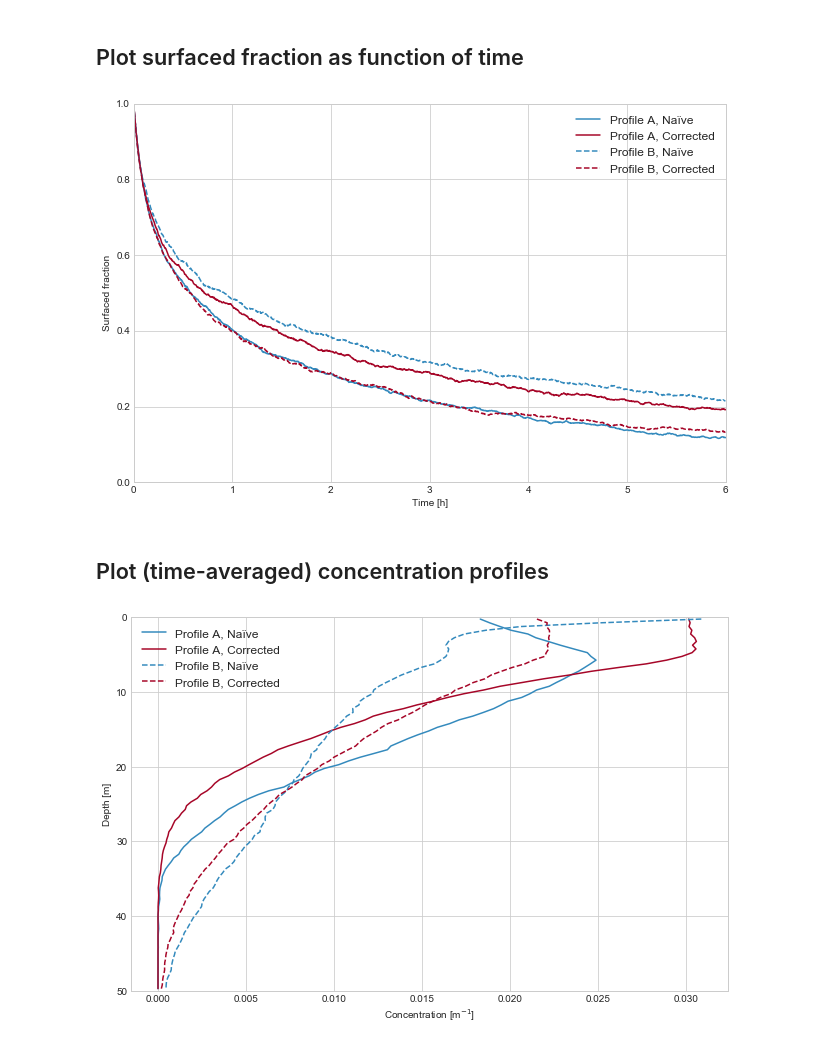
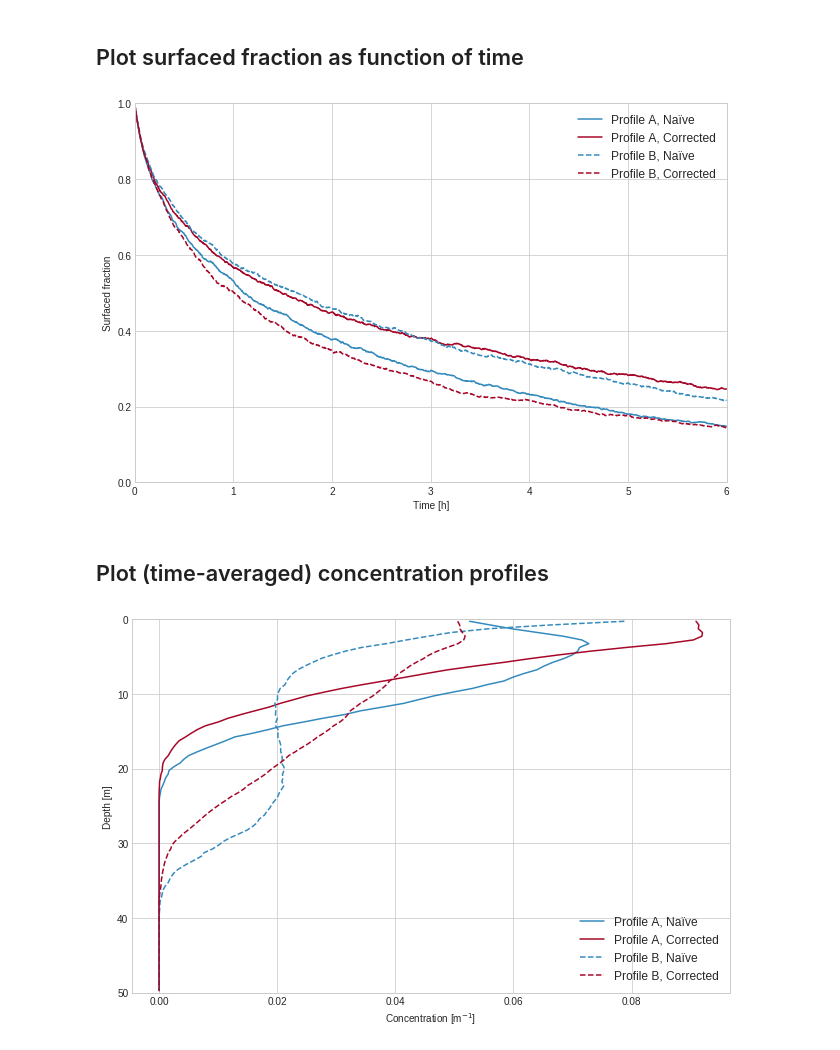
Before and after one commit to nordam/Random-walk-in-oil-spill-modelling, a Jupyter notebook: ParticleModel.ipynb, the cells around one changed output. Saved outputs shown, nothing was run; the diff lists cells and outputs as text; code cells hidden in the pictures.

Commit message:
Corrected mistake in IFT and D50

```diff
--- a/ParticleModel.ipynb
+++ b/ParticleModel.ipynb
@@ -208,7 +208,7 @@ def waveheight(windspeed, fetch):
         waveheight = 0.0
     return waveheight
 
-def jonswap(windspeed, fetch = 1000000):
+def jonswap(windspeed, fetch = 170000):
     '''
     Calculate wave height and wave period, from wind speed
     and fetch length. A large default fetch means assuming
@@ -298,9 +298,9 @@ def weber_natural_dispersion(rho, mu, ift, Hs, h):
 
     # Calculate D, characteristic (median) droplet size predicted by WMD model
     WeMod = We / (1 + Bm * Vi**a)**(1/a)
-    D = h * A / WeMod**a
+    D50n = h * A / WeMod**a
 
-    return D
+    return D50n
 
 def entrain(z, d, dt, windspeed, h, mu, rho, ift):
     '''
@@ -341,8 +341,10 @@ def entrain(z, d, dt, windspeed, h, mu, rho, ift):
     # in the interval (1.5 - 0.35)*Hs to (1.5 + 0.35)*Hs
     znew = np.random.uniform(low = Hs*(1.5-0.35), high = Hs*(1.5+0.35), size = N)
     # Assign new sizes from Johansen distribution
-    D50 = weber_natural_dispersion(rho, mu, ift, Hs, h)
-    dnew = np.random.lognormal(mean = np.log(D50), sigma = 0.78, size = N)
+    sigma = 0.4 * np.log(10)
+    D50n  = weber_natural_dispersion(rho, mu, ift, Hs, h)
+    D50v  = np.exp(np.log(D50n) + 3*sigma**2)
+    dnew  = np.random.lognormal(mean = np.log(D50v), sigma = sigma, size = N)
     # Append newly entrained droplets to existing arrays
     z = np.concatenate((z, znew))
     d = np.concatenate((d, dnew))
@@ -432,7 +434,7 @@ bins = np.linspace(0, 50, 101)
 ## Dynamic viscosity of oil (kg/m/s)
 mu     = 1.51
 ## Interfacial tension (N/m)
-ift    = 13
+ift    = 0.013
 ## Oil density (kg/m**3)
 rho    = 992
 ## Intial oil film thickness (m)
@@ -440,7 +442,7 @@ h0     = 3e-3
 
 # Environmental parameter
 ## Windspeed (m/s)
-windspeed = 12
+windspeed = 9
 
 # Initial array of particle positions and droplet sizes
 # Empty arrays means all particles start at surface
@@ -468,7 +470,7 @@ def K_A(z, t):
 # Analytical function which has been fitted to
 # simulation results from the GOTM turbulence model
 # with a wind stress corresponding to wind speed of about 12 m/s.
-a, b, c, z0 = (0.029, 0.306, 0.62, 0.5)
+a, b, c, z0 = (0.00636, 0.088, 1.54, 1.3)
 K_B = lambda z, t: a*(z+z0)*np.exp(-(b*(z+z0))**c)
 # %% [markdown]
 # Plot the two diffusivity profiles used
@@ -520,31 +533,34 @@ plt.legend(fontsize = 12)
 plt.tight_layout()
 #plt.savefig('surfaced_timeseries.pdf')
 # %% [output]
-[figure, old version]
+[figure, new version]
 # %% [markdown]
 ## Plot (time-averaged) concentration profiles
 # %%
 fig = plt.figure(figsize = (9,6))
 
 # Calculate average over last 3600 seconds
 # Change to Navg = 1 to get snapshot at last timestep
 Navg = int(3600 / dt)
 # Find midpoints of bins for plotting
 dz = bins[1]-bins[0]
 midpoints = bins[:-1] + dz/2
 
-plt.plot(np.mean(HnA[-Navg:,:], axis = 0)/Np, midpoints, c = '#348ABD', label = 'Profile A, Naïve')
-plt.plot(np.mean(HeA[-Navg:,:], axis = 0)/Np, midpoints, c = '#A60628', label = 'Profile A, Corrected')
-plt.plot(np.mean(HnB[-Navg:,:], axis = 0)/Np, midpoints, '--', c = '#348ABD', label = 'Profile B, Naïve')
-plt.plot(np.mean(HeB[-Navg:,:], axis = 0)/Np, midpoints, '--', c = '#A60628', label = 'Profile B, Corrected')
+# Plot concentration profiles, normalised such that
+# the integral of the profile is 1 if everything is submerged
+plt.plot(np.mean(HnA[-Navg:,:], axis = 0)/(dz*Np), midpoints, c = '#348ABD', label = 'Profile A, Naïve')
+plt.plot(np.mean(HeA[-Navg:,:], axis = 0)/(dz*Np), midpoints, c = '#A60628', label = 'Profile A, Corrected')
+plt.plot(np.mean(HnB[-Navg:,:], axis = 0)/(dz*Np), midpoints, '--', c = '#348ABD', label = 'Profile B, Naïve')
+plt.plot(np.mean(HeB[-Navg:,:], axis = 0)/(dz*Np), midpoints, '--', c = '#A60628', label = 'Profile B, Corrected')
 
-plt.ylim(bins[-1], bins[0])
+# Flip the vertical axis
+plt.ylim(50, 0)
 
 plt.ylabel('Depth [m]')
 plt.xlabel('Concentration [m$^{-1}$]')
 
 plt.legend(fontsize = 12)
 plt.tight_layout()
 #plt.savefig('concentration_profiles.pdf')
 # %% [output]
-[figure, old version]
+[figure, new version]
```
Also changed, not shown: parts of 2 cells of this notebook.
